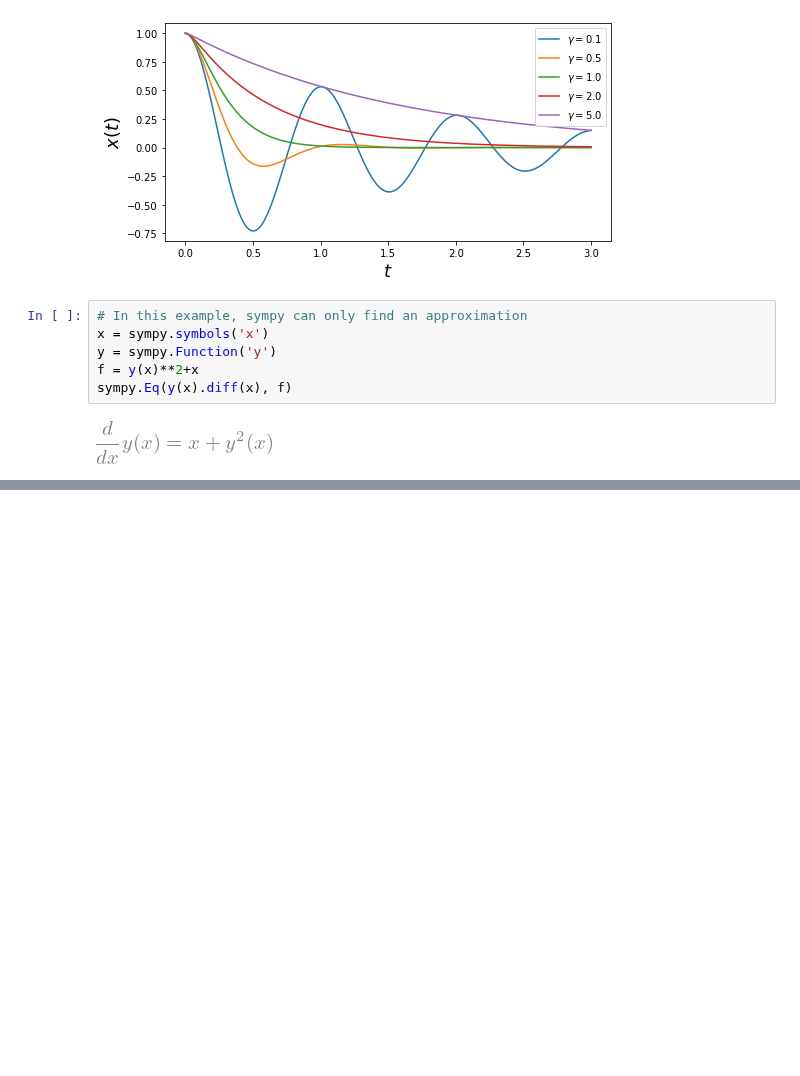
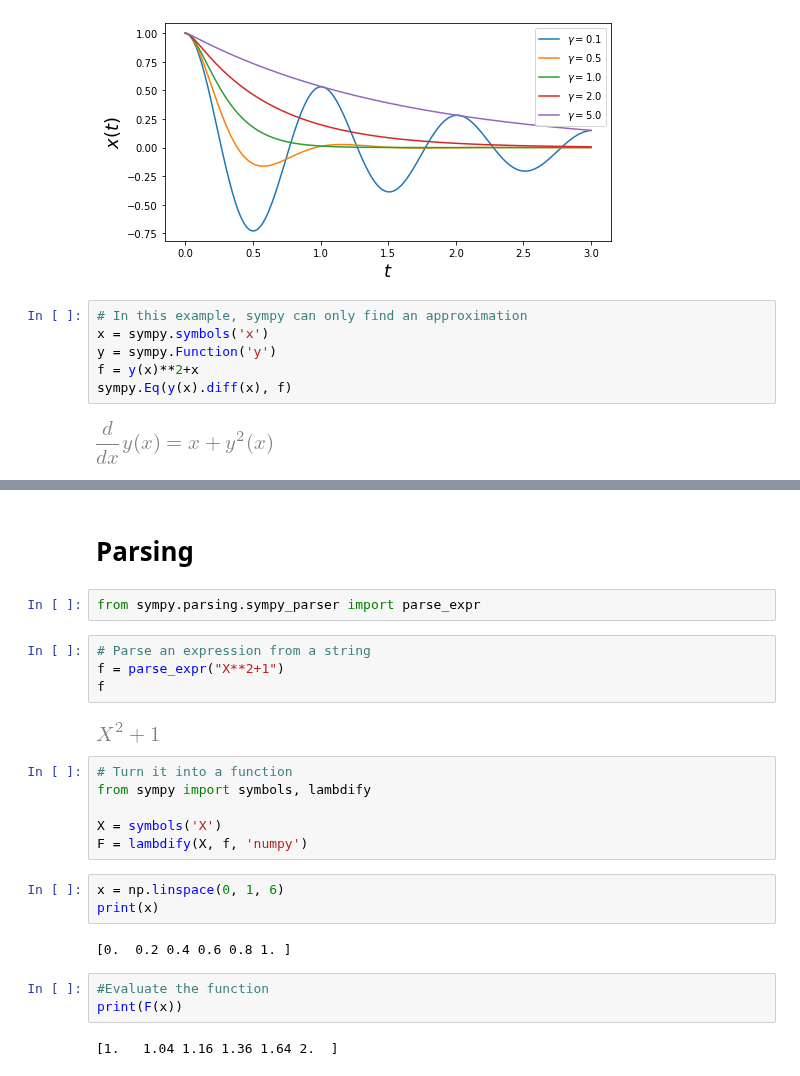
Before and after one commit to algorythmist/computational-physics, a Jupyter notebook: sympy_overview.ipynb, the cells around one changed output, grey strips where cells are left out. Cells and saved outputs as stored; diff of their text form; blank space fills up the shorter version.

```diff
--- a/sympy_overview.ipynb
+++ b/sympy_overview.ipynb
@@ -199,0 +202,26 @@ NotImplementedError: solve: Cannot solve -x - y(x)**2 + Derivative(y(x), (x, 2))
+# %% [markdown]
+# Parsing
+# %%
+from sympy.parsing.sympy_parser import parse_expr
+# %%
+# Parse an expression from a string
+f = parse_expr("X**2+1")
+f
+# %% [output]
+[figure, added]
+# %%
+# Turn it into a function
+from sympy import symbols, lambdify
+
+X = symbols('X')
+F = lambdify(X, f, 'numpy')
+# %%
+x = np.linspace(0, 1, 6)
+print(x)
+# %% [output]
+[0.  0.2 0.4 0.6 0.8 1. ]
+# %%
+#Evaluate the function
+print(F(x))
+# %% [output]
+[1.   1.04 1.16 1.36 1.64 2.  ]
```
Also changed, not shown: parts of 5 cells of this notebook, 10 other files.
